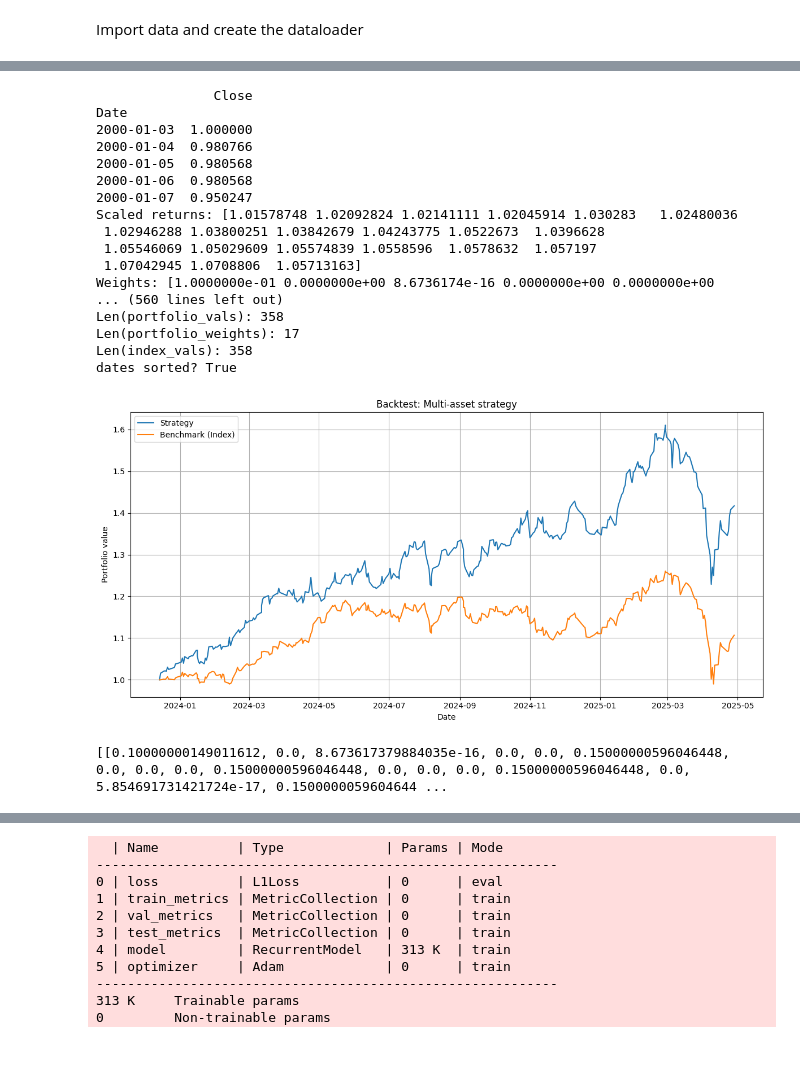
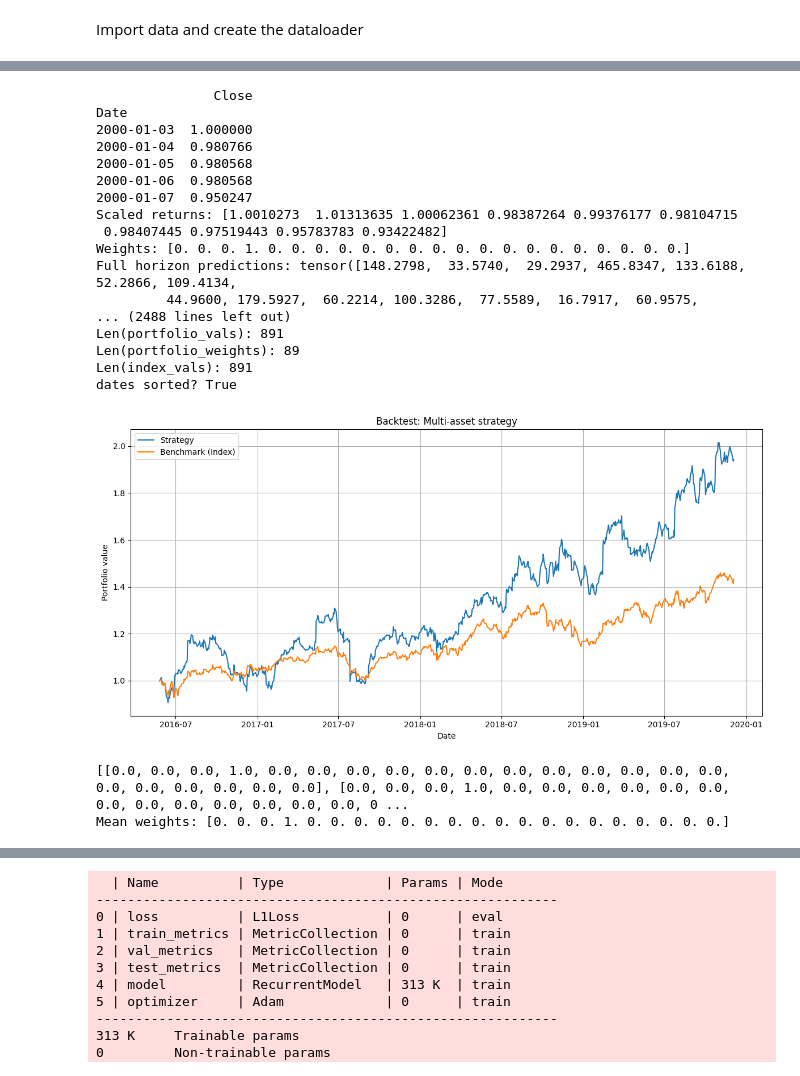
Before and after one commit to peogradin/Project-AMLNN, a Jupyter notebook: MultiAssetLSTM_testing.ipynb, the cells around one changed output, grey strips where cells are left out. Cells and saved outputs as stored; diff of their text form; code cells hidden in the pictures.

```diff
--- a/MultiAssetLSTM_testing.ipynb
+++ b/MultiAssetLSTM_testing.ipynb
@@ -15,6 +15,7 @@ from data.MultiAssetDataset_v3 import MultiAssetSequencedDataset
 from torch.utils.data import DataLoader
 
 df = pd.read_csv("data/OMXS22_model_features_raw.csv", index_col = "Date", parse_dates = True)
+# Take out kinnevik and nibe
 
 tickers = df["Ticker"].unique().tolist()
 # tickers = ["KINV-B.ST"] #, "SAND.ST"]
@@ -25,11 +26,12 @@ features = ["Close"] #, "Ticker embedding" # , "Volume", "SMA20", "RSI14"]
 target_col = "Close"
 window   = 100
 window_step_length = 6
-horizon  = [i for i in range(1, 21)]
+horizon  = [i for i in range(1, 11)]
 
 
-train_stop = pd.Timestamp("2018-01-01")
-val_stop   = pd.Timestamp("2023-07-28")
+train_stop = pd.Timestamp("2016-01-01")
+#val_stop   = pd.Timestamp("2023-07-28")
+val_stop = pd.Timestamp("2019-12-13")
 
 df_train = df[df.index < train_stop].copy()
 
@@ -38,9 +40,9 @@ df_test  = df[df.index >= val_stop].copy()
 df_val_test = df[df.index >= train_stop].copy()
 
 
-ds_train = MultiAssetSequencedDataset(df_train, tickers, features, target_col, False, window, window_step_length=50, horizon=horizon, num_permutations=50)
+ds_train = MultiAssetSequencedDataset(df_train, tickers, features, target_col, False, window, window_step_length=50, horizon=horizon, num_permutations=75)
 ds_train.create()
-ds_val   = MultiAssetSequencedDataset(df_val,   tickers, features, target_col, False, window, window_step_length=1, horizon=horizon)
+ds_val   = MultiAssetSequencedDataset(df_val,   tickers, features, target_col, False, window, window_step_length=max(horizon), horizon=horizon)
 ds_val.create()
 ds_test  = MultiAssetSequencedDataset(df_test,  tickers, features, target_col, False, window, window_step_length=max(horizon), horizon=horizon)
 ds_test.create()
@@ -48,7 +50,7 @@ ds_val_test = MultiAssetSequencedDataset(df_val_test,  tickers, features, target
 ds_val_test.create()
 
 
-train_loader = DataLoader(ds_train, batch_size=32)
+train_loader = DataLoader(ds_train, batch_size=32, shuffle=True)
 val_loader   = DataLoader(ds_val,   batch_size=32)
 test_loader  = DataLoader(ds_test,  batch_size=32)
 
@@ -60,6 +62,8 @@ print(f"Dataset length: {len(ds_train) + len(ds_val) + len(ds_test)}")
 
 print(f"Test set number of days: {len(df_test.index.unique())}")
 print(f"Test set number of sequences: {len(ds_test)}")
+
+print(f"first day of test set trading: {ds_test.sequence_dates[0]}")
 # %% [output]
                Ticker       Close  ...  BRENT_ret  Ticker embedding
 Date                               ...
@@ -153,7 +158,7 @@ model = MultiAssetLSTM(
     n_assets=len(tickers),
     n_features=len(features),
     hidden_size=132,
-    num_layers=2,
+    num_layers=4,
     dropout=0.2,
     horizon=horizon
 )
@@ -162,7 +167,7 @@ criterion = nn.L1Loss()
 optimizer = optim.Adam(model.parameters(), lr=1e-3)
 
 
-num_epochs   = 50
+num_epochs   = 15
 patience     = num_epochs
 save_path    = "best_multiasset_lstm.pt"
 
@@ -301,7 +322,7 @@ import functions.backtest_multi_asset
 importlib.reload(functions.backtest_multi_asset)
 
 from functions.backtest_multi_asset import backtest_multi_asset
-df_prices = df_test.copy()
+df_prices = df_val.copy()
 
 df_index_raw = pd.read_csv("data/MCAP_22_Index_raw.csv", index_col="Date", parse_dates=True)
 df_index = df_index_raw.copy()
@@ -309,47 +330,49 @@ df_index.columns = ["Close"]
 print(df_index.head())
 
 weight_optimizer = PortfolioWeightOptimizer(
-    strategy="mean_variance_opt",
+    strategy="softmax_pred",
     multi_horizon=True,
     risk_aversion=1.0
 )
 
 result = backtest_multi_asset(
-    ds_test,
+    ds_val,
     model,
     weight_optimizer,
     df_prices,
     index_df=df_index,
     plot=True,
-    trading_cost=0.0,
+    trading_cost=0.002,
 )
 
 print(result["weights"])
+print(f"Mean weights: {np.array(result['weights']).mean(axis=0)}")
 # print(result["values"][-1])
 # print(result["benchmark"][-1])
 # print(result["values"][-1] / result["benchmark"][-1])
 # print(result["dates"][-1])
 # print(result["benchmark"][-1], result["benchmark"][0])
 # %% [output]
                Close
 Date
 2000-01-03  1.000000
 2000-01-04  0.980766
 2000-01-05  0.980568
 2000-01-06  0.980568
 2000-01-07  0.950247
-Scaled returns: [1.01578748 1.02092824 1.02141111 1.02045914 1.030283   1.02480036
- 1.02946288 1.03800251 1.03842679 1.04243775 1.0522673  1.0396628
- 1.05546069 1.05029609 1.05574839 1.0558596  1.0578632  1.057197
- 1.07042945 1.0708806  1.05713163]
-Weights: [1.0000000e-01 0.0000000e+00 8.6736174e-16 0.0000000e+00 0.0000000e+00
-... (560 lines left out)
-Len(portfolio_vals): 358
-Len(portfolio_weights): 17
-Len(index_vals): 358
+Scaled returns: [1.0010273  1.01313635 1.00062361 0.98387264 0.99376177 0.98104715
+ 0.98407445 0.97519443 0.95783783 0.93422482]
+Weights: [0. 0. 0. 1. 0. 0. 0. 0. 0. 0. 0. 0. 0. 0. 0. 0. 0. 0. 0. 0. 0. 0.]
+Full horizon predictions: tensor([148.2798,  33.5740,  29.2937, 465.8347, 133.6188,  52.2866, 109.4134,
+         44.9600, 179.5927,  60.2214, 100.3286,  77.5589,  16.7917,  60.9575,
+... (2488 lines left out)
+Len(portfolio_vals): 891
+Len(portfolio_weights): 89
+Len(index_vals): 891
 dates sorted? True
-[figure, old version]
+[figure, new version]
-[[0.10000000149011612, 0.0, 8.673617379884035e-16, 0.0, 0.0, 0.15000000596046448, 0.0, 0.0, 0.0, 0.15000000596046448, 0.0, 0.0, 0.0, 0.15000000596046448, 0.0, 5.854691731421724e-17, 0.1500000059604644 ...
+[[0.0, 0.0, 0.0, 1.0, 0.0, 0.0, 0.0, 0.0, 0.0, 0.0, 0.0, 0.0, 0.0, 0.0, 0.0, 0.0, 0.0, 0.0, 0.0, 0.0, 0.0, 0.0], [0.0, 0.0, 0.0, 1.0, 0.0, 0.0, 0.0, 0.0, 0.0, 0.0, 0.0, 0.0, 0.0, 0.0, 0.0, 0.0, 0.0, 0 ...
+Mean weights: [0. 0. 0. 1. 0. 0. 0. 0. 0. 0. 0. 0. 0. 0. 0. 0. 0. 0. 0. 0. 0. 0.]
 # %%
 portfolio_dates = result["dates"]
 portfolio_vals = result["values"]
```
Also changed, not shown: parts of 18 cells of this notebook, 5 other files.
